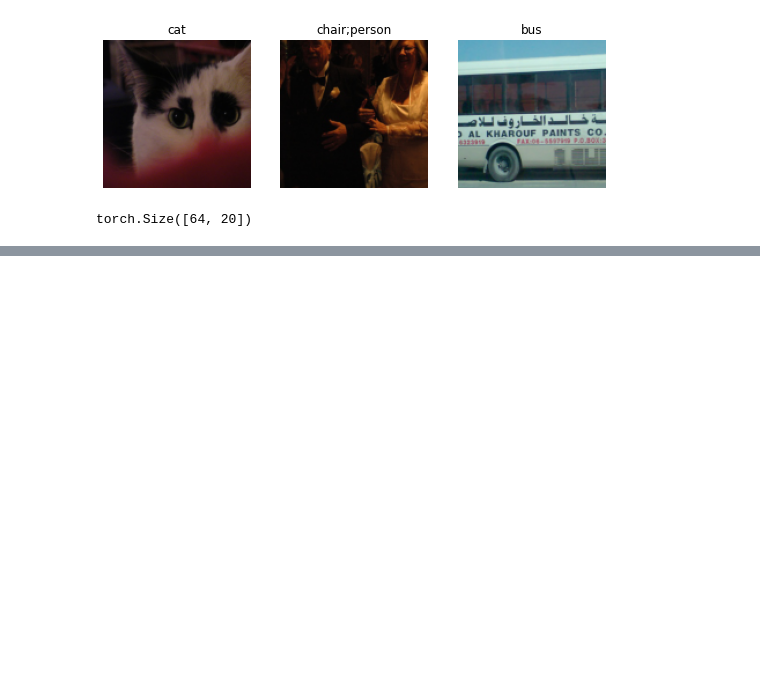
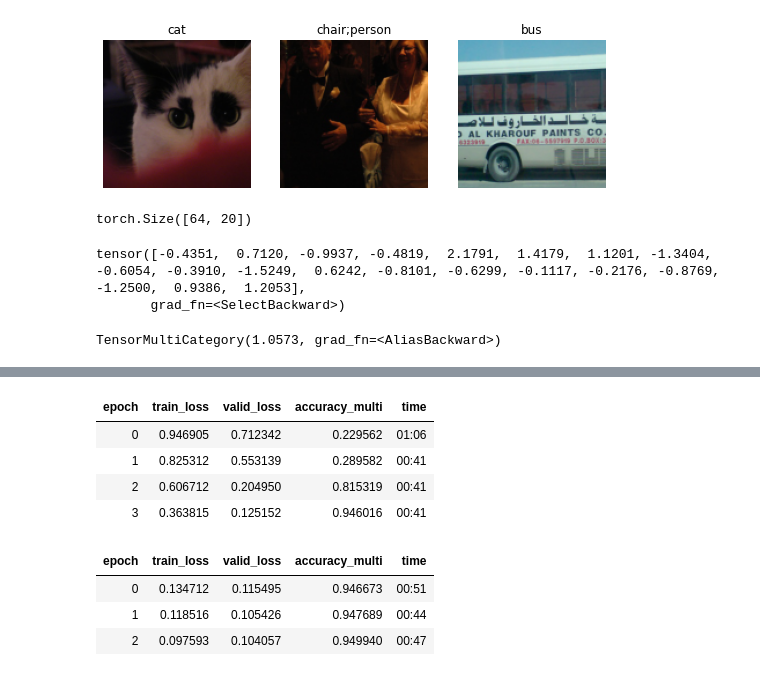
Before and after one commit to jaehwi0823/fastaibook, a Jupyter notebook: ch6_01.ipynb, the cells around one changed output, grey strips where cells are left out. Saved outputs shown, nothing was run; the diff lists cells and outputs as text; code cells hidden in the pictures; blank space fills up the shorter version.

```diff
--- a/ch6_01.ipynb
+++ b/ch6_01.ipynb
@@ -66,3 +66,21 @@ activs = learn.model(x)
 activs.shape
 # %% [output]
 torch.Size([64, 20])
+# %%
+activs[0]
+# %% [output]
+tensor([-0.4351,  0.7120, -0.9937, -0.4819,  2.1791,  1.4179,  1.1201, -1.3404, -0.6054, -0.3910, -1.5249,  0.6242, -0.8101, -0.6299, -0.1117, -0.2176, -0.8769, -1.2500,  0.9386,  1.2053],
+       grad_fn=<SelectBackward>)
+# %%
+def binary_cross_entropy(inputs, targets):
+    inputs = inputs.sigmoid()
+    return -torch.where(targets==1, 1-inputs, inputs).log().mean()
+loss_func = nn.BCEWithLogitsLoss()
+loss = loss_func(activs, y)
+loss
+# %% [output]
+TensorMultiCategory(1.0573, grad_fn=<AliasBackward>)
+# %%
+learn = cnn_learner(dls, resnet50, metrics=partial(accuracy_multi, thresh=0.2))
+learn.fine_tune(3, base_lr=3e-3, freeze_epochs=4)
+# %% [output]
@@ -68,0 +88,9 @@ torch.Size([64, 20])
+| epoch | train_loss | valid_loss | accuracy_multi | time |
+| 0 | 0.946905 | 0.712342 | 0.229562 | 01:06 |
+| 1 | 0.825312 | 0.553139 | 0.289582 | 00:41 |
+| 2 | 0.606712 | 0.204950 | 0.815319 | 00:41 |
+| 3 | 0.363815 | 0.125152 | 0.946016 | 00:41 |
+| epoch | train_loss | valid_loss | accuracy_multi | time |
+| 0 | 0.134712 | 0.115495 | 0.946673 | 00:51 |
+| 1 | 0.118516 | 0.105426 | 0.947689 | 00:44 |
+| 2 | 0.097593 | 0.104057 | 0.949940 | 00:47 |
```
Also changed, not shown: parts of 1 cell of this notebook, 1 other file.
